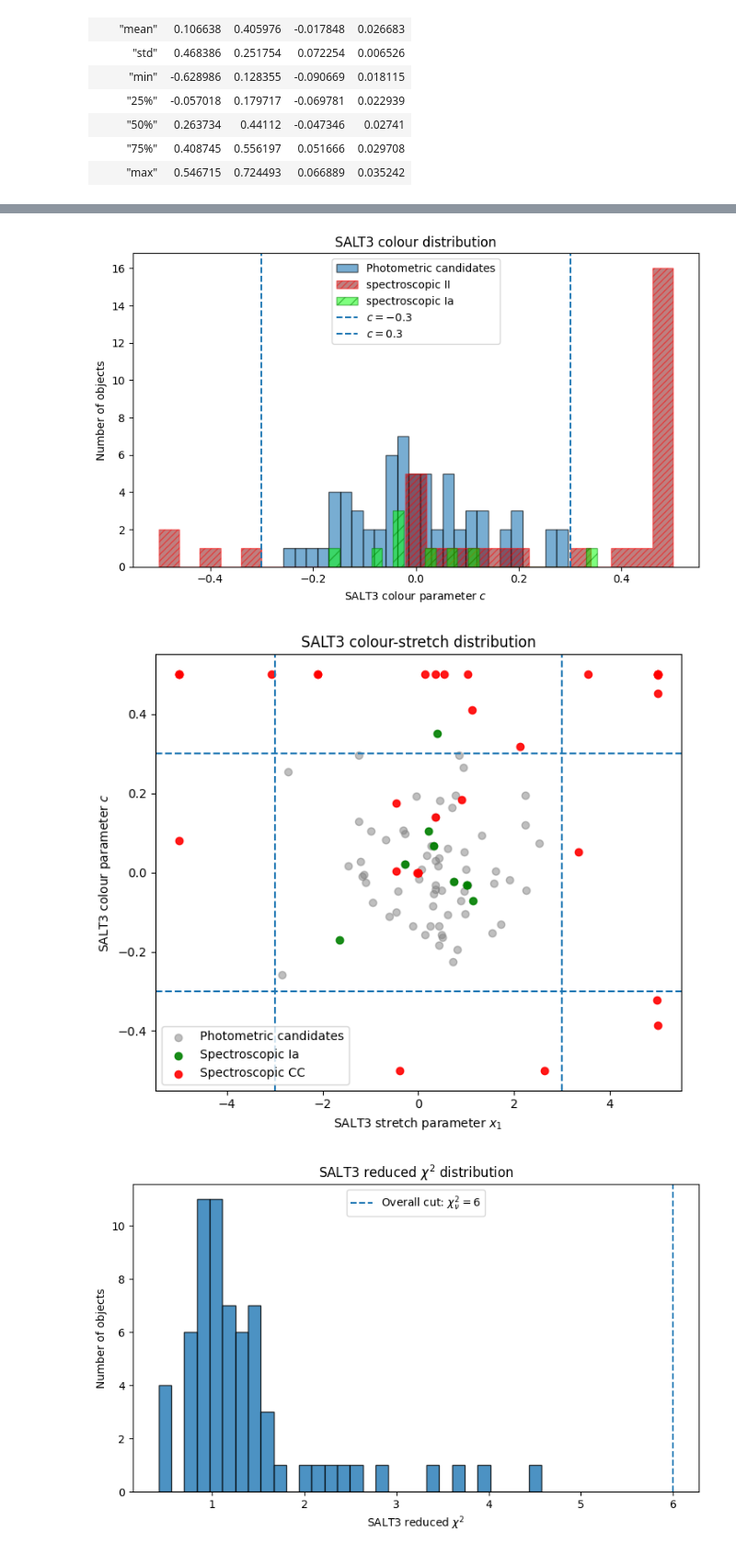
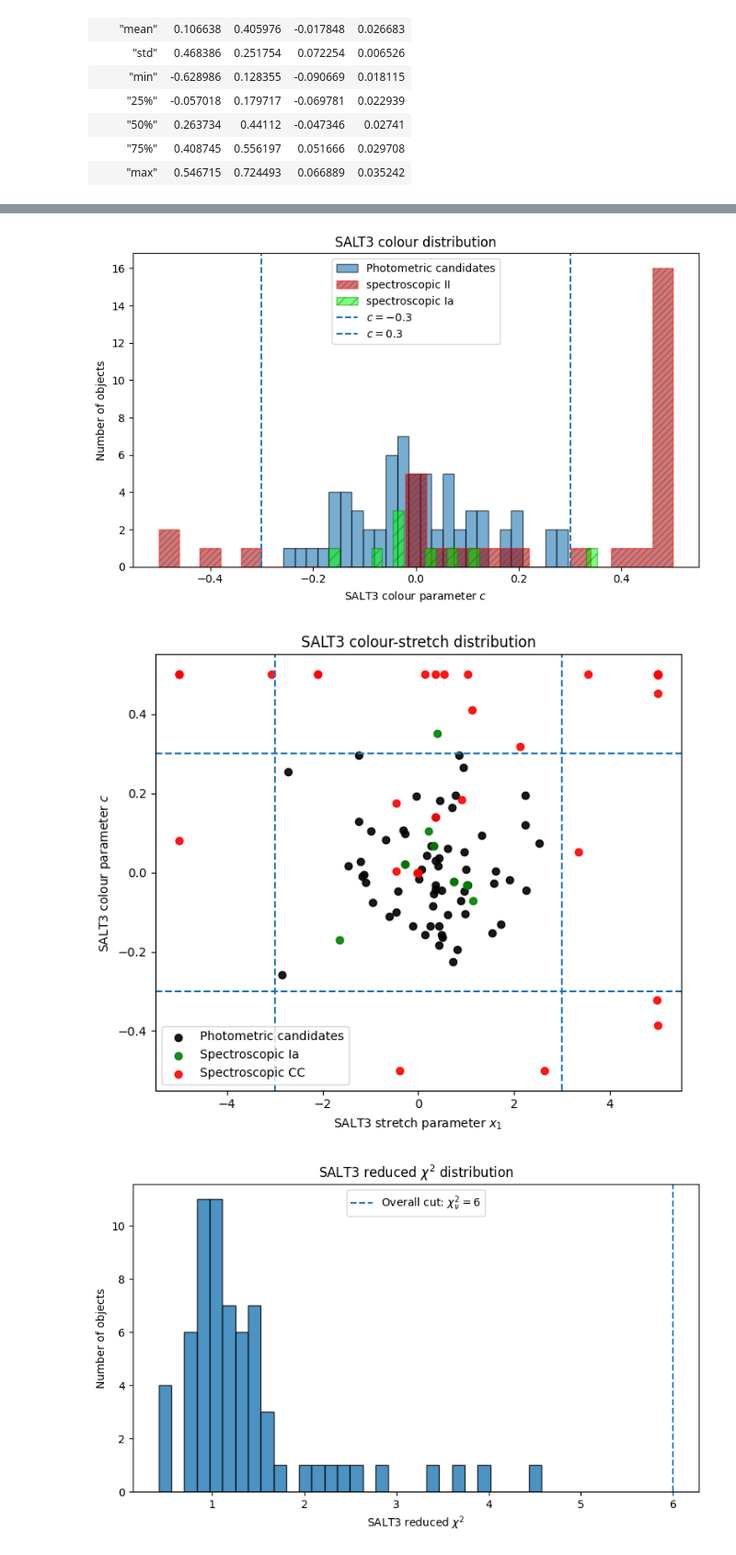
Before and after one commit to Webd0g/Honours_Project, a Jupyter notebook: notebooks/draft_scripts_and_small_scripts.ipynb, the cells around one changed output, grey strips where cells are left out. Shown at 92% size. Drawn from its saved outputs; the diff is of its cells as text; code cells hidden in the pictures.

```diff
--- a/notebooks/draft_scripts_and_small_scripts.ipynb
+++ b/notebooks/draft_scripts_and_small_scripts.ipynb
@@ -2692,40 +2692,40 @@ plt.figure(figsize=(7, 6))
 plt.scatter(
     x1,
     c,
-    color="grey",
-    alpha=0.5,
+    color="black",
+    alpha=0.9,
     label="Photometric candidates",
 )
 
 # Spectroscopically confirmed Ia
 plt.scatter(
     ia_x1,
     ia_c,
     color="green",
     alpha=0.9,
     label="Spectroscopic Ia",
     zorder=3,
 )
 
 plt.scatter(cc_x1, cc_c, color="red", alpha=0.9, label="Spectroscopic CC")
 
 plt.axvline(-3, linestyle="--")
 plt.axvline(3, linestyle="--")
 
 plt.axhline(-0.3, linestyle="--")
 plt.axhline(0.3, linestyle="--")
 
 plt.xlabel(r"SALT3 stretch parameter $x_1$")
 plt.ylabel(r"SALT3 colour parameter $c$")
 plt.title(r"SALT3 colour-stretch distribution")
 
 plt.legend()
 plt.tight_layout()
 plt.show()
 # %% [output]
 [figure]
 [figure]
-[figure, old version]
+[figure, new version]
 # %%
 chi2 = results_df.filter(
     pl.col("reduced_chi2").is_not_null()
```
Also changed, not shown: parts of 1 cell of this notebook, 2 other files.
